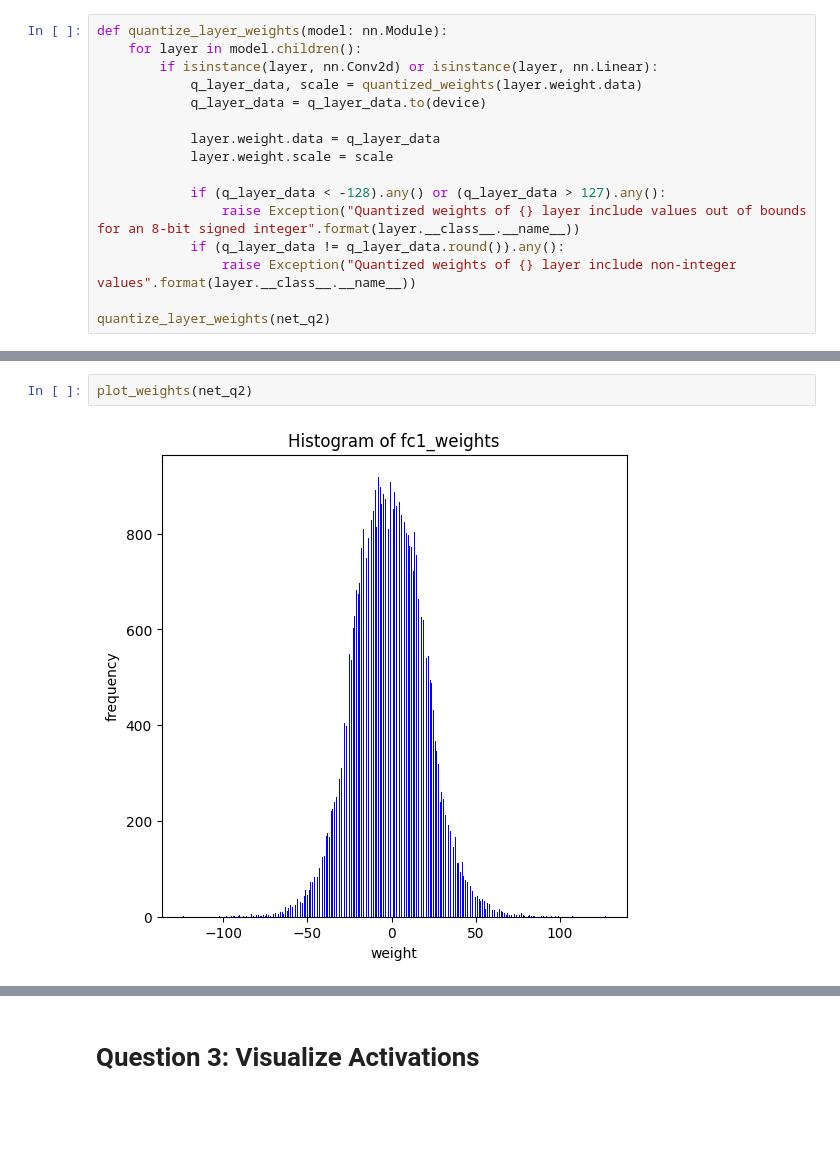
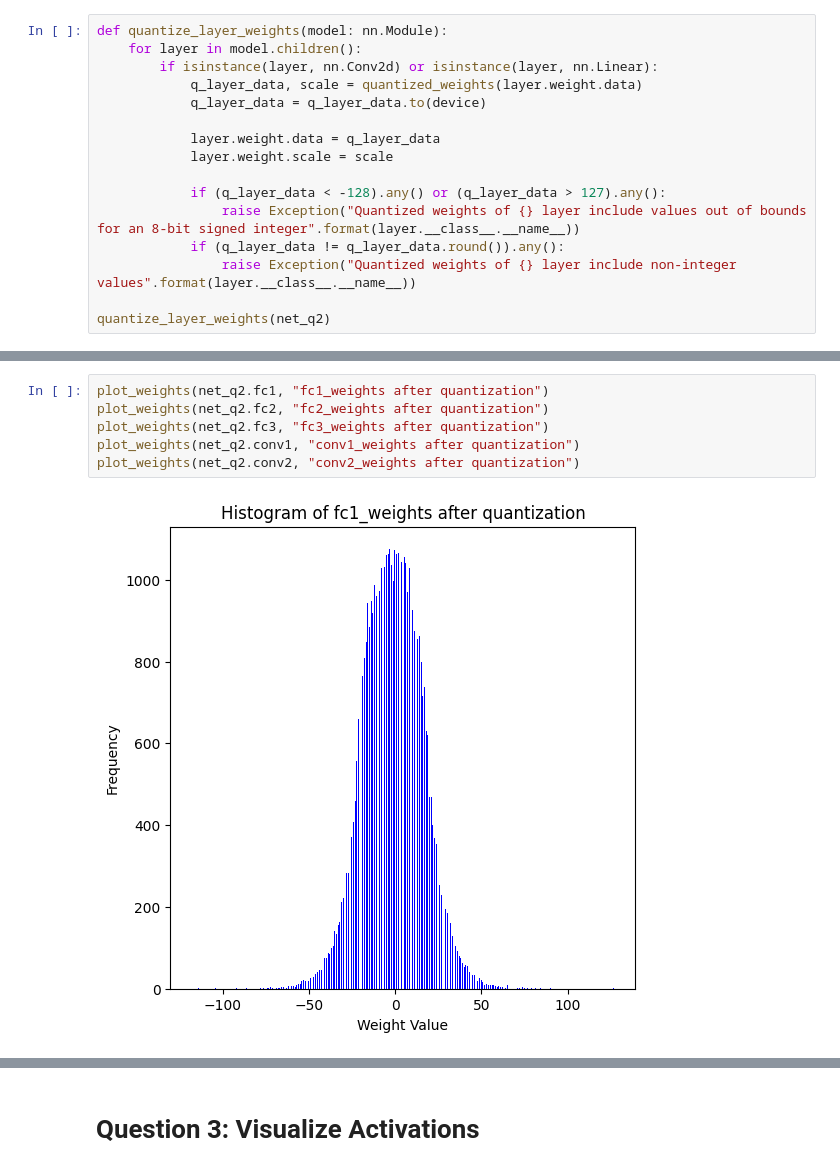
Before and after one commit to kaison0/HPML_assignment, a Jupyter notebook: assignment4/HPML_HWK4_Quantization.ipynb, the cells around one changed output, grey strips where cells are left out. Cells and saved outputs as stored; diff of their text form; blank space fills up the shorter version.

```diff
--- a/assignment4/HPML_HWK4_Quantization.ipynb
+++ b/assignment4/HPML_HWK4_Quantization.ipynb
@@ -241,4 +263,8 @@ Accuracy of the network after quantizing all weights: 52.93%
-# %%
-plot_weights(net_q2)
-# %% [output]
-[figure, removed]
+# %%
+plot_weights(net_q2.fc1, "fc1_weights after quantization")
+plot_weights(net_q2.fc2, "fc2_weights after quantization")
+plot_weights(net_q2.fc3, "fc3_weights after quantization")
+plot_weights(net_q2.conv1, "conv1_weights after quantization")
+plot_weights(net_q2.conv2, "conv2_weights after quantization")
+# %% [output]
+[figure, added]
```
Also changed, not shown: parts of 21 cells of this notebook.
